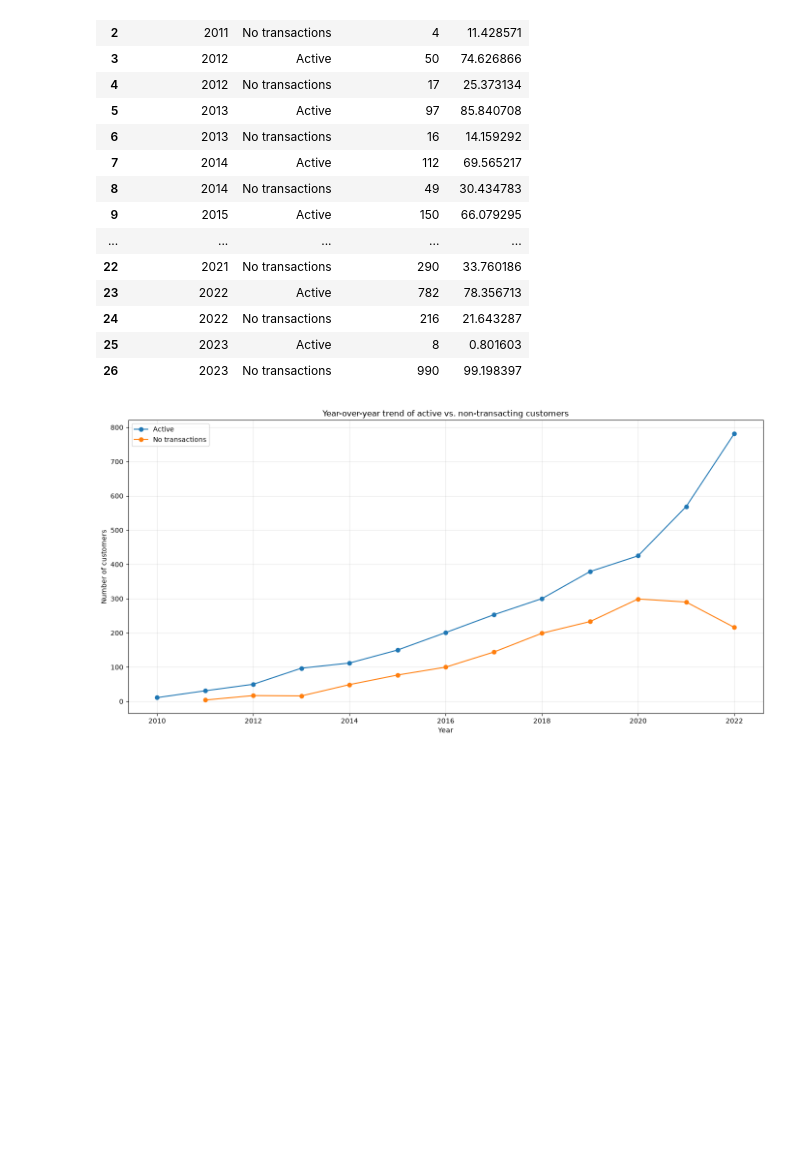
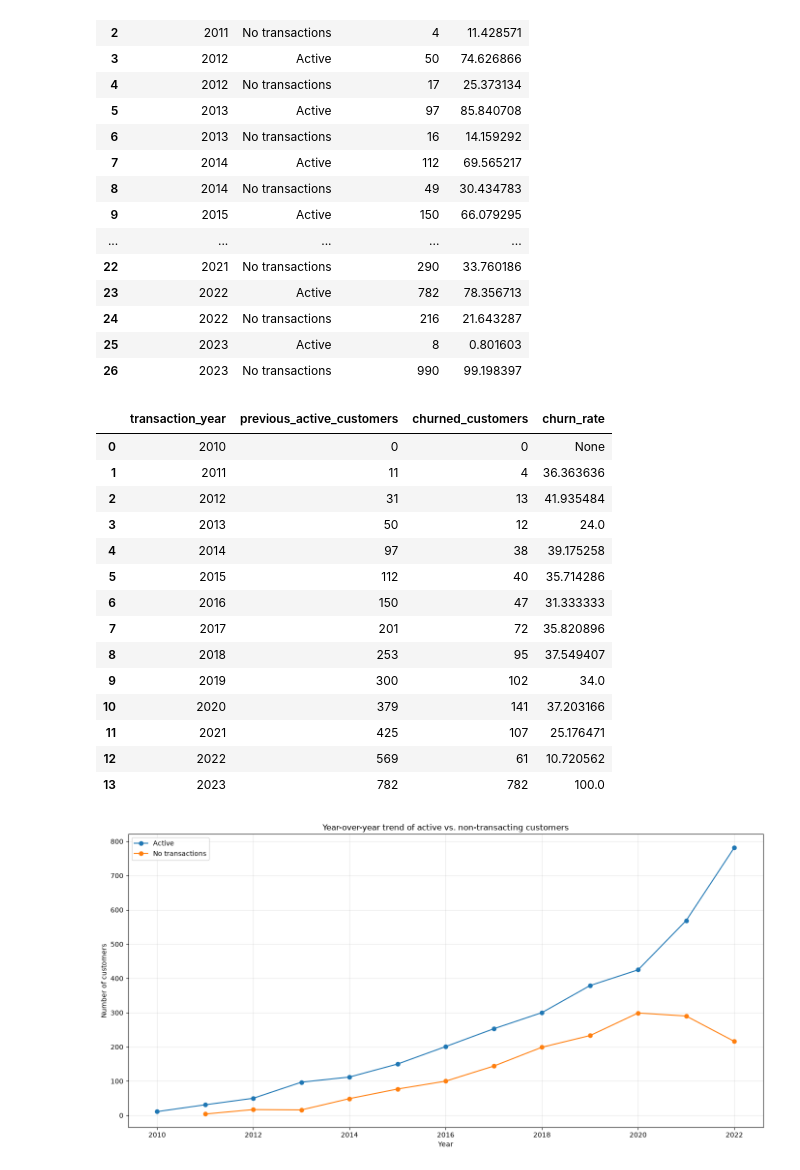
Before and after one commit to luiz-ed-ferreira/Project_BanvicDataAnalytics, a Jupyter notebook: notebooks/main_analyses.ipynb, the cells around one changed output. Drawn from its saved outputs; the diff is of its cells as text; code cells hidden in the pictures; blank space fills up the shorter version.

```diff
--- a/notebooks/main_analyses.ipynb
+++ b/notebooks/main_analyses.ipynb
@@ -838,4 +841,24 @@ display(customer_activity_by_year)
 | 24 | 2022 | No transactions | 216 | 21.643287 |
 | 25 | 2023 | Active | 8 | 0.801603 |
 | 26 | 2023 | No transactions | 990 | 99.198397 |
+# %%
+#[1] retorna -> dataframe churn rate ano a ano
+display(customer_activity_by_year[1])
+churn_rate_by_year_df = customer_activity_by_year[1]
+# %% [output]
+|  | transaction_year | previous_active_customers | churned_customers | churn_rate |
+| 0 | 2010 | 0 | 0 | None |
+| 1 | 2011 | 11 | 4 | 36.363636 |
+| 2 | 2012 | 31 | 13 | 41.935484 |
+| 3 | 2013 | 50 | 12 | 24.0 |
+| 4 | 2014 | 97 | 38 | 39.175258 |
+| 5 | 2015 | 112 | 40 | 35.714286 |
+| 6 | 2016 | 150 | 47 | 31.333333 |
+| 7 | 2017 | 201 | 72 | 35.820896 |
+| 8 | 2018 | 253 | 95 | 37.549407 |
+| 9 | 2019 | 300 | 102 | 34.0 |
+| 10 | 2020 | 379 | 141 | 37.203166 |
+| 11 | 2021 | 425 | 107 | 25.176471 |
+| 12 | 2022 | 569 | 61 | 10.720562 |
+| 13 | 2023 | 782 | 782 | 100.0 |
 # %%
```
Also changed, not shown: parts of 10 cells of this notebook, 3 other files.
